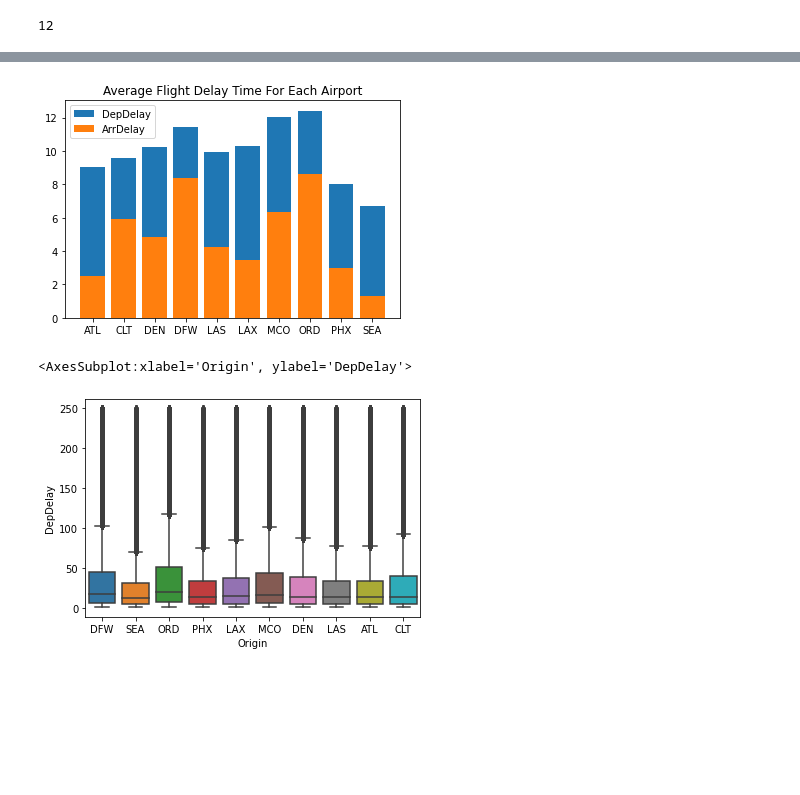
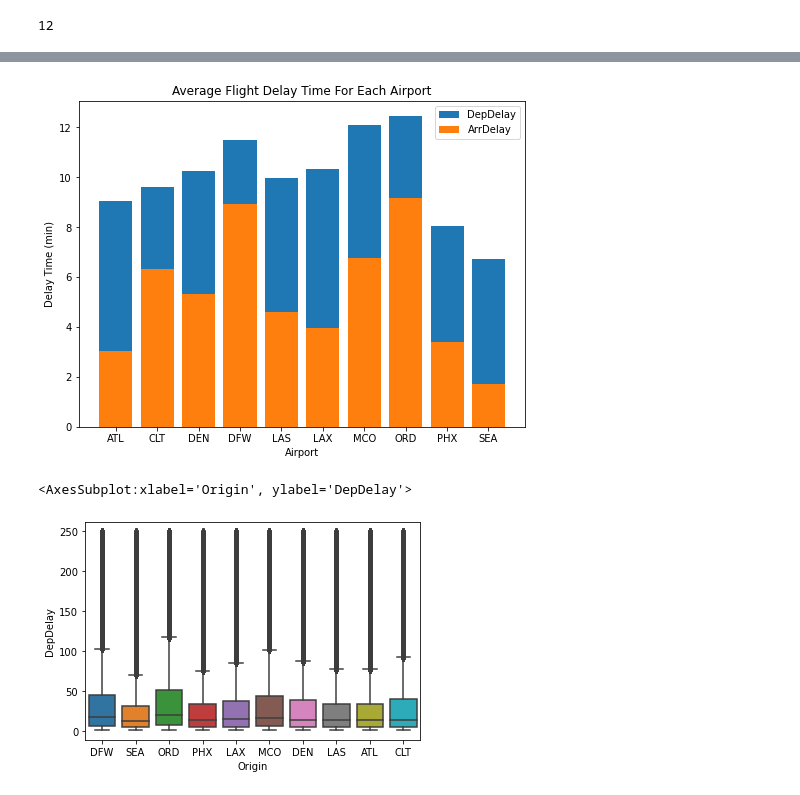
Before and after one commit to PPPSDavid/ORIE-4741-Project, a Jupyter notebook: eda.ipynb, the cells around one changed output, grey strips where cells are left out. Drawn from its saved outputs; the diff is of its cells as text; code cells hidden in the pictures; blank space fills up the shorter version.

```diff
--- a/eda.ipynb
+++ b/eda.ipynb
@@ -8,5 +9,5 @@ import seaborn as sns
 # %%
-df = pd.read_csv('2016_to_2020_flight_reduced_columns_with_weather_top_10.csv')
+df = pd.read_csv('2016_to_2020_flight_null_values.csv')
 df.head()
 # %% [output]
 |  | Unnamed: 0 | Year | Quarter | Month | DayofMonth | DayOfWeek | FlightDate | Reporting_Airline | ... |
@@ -34 +33,3 @@ Index(['Unnamed: 0', 'Year', 'Quarter', 'Month', 'DayofMonth', 'DayOfWeek',
       dtype='object')
+# %%
+df['is_late'] = df['ArrDelay'] > 0
@@ -283,4 +354,4 @@ df.Origin.hist()
 # %%
-df_airports = df.groupby(['Origin'])['DepDelay', 'ArrDelay'].mean()
+df_airports = df.groupby(['Origin'])['DepDelay', 'ArrDelay','is_late'].mean()
 df_airports
 # %% [output]
@@ -299,16 +380,19 @@ df_airports
 # %%
+plt.figure(figsize=(8, 6))
 plt.bar(df_airports.index,df_airports['DepDelay'],label='DepDelay')
 plt.bar(df_airports.index,df_airports['ArrDelay'],label='ArrDelay')
+plt.xlabel('Airport')
+plt.ylabel('Delay Time (min)')
 plt.title('Average Flight Delay Time For Each Airport')
 plt.legend()
 plt.show()
 # %% [output]
-[figure, old version]
+[figure, new version]
-# %%
-sns.boxplot(
-    data=shortDelay,
-    y="DepDelay", x="Origin"
-)
-# %% [output]
-<AxesSubplot:xlabel='Origin', ylabel='DepDelay'>
-[figure, removed]
+# %%
+sns.boxplot(
+    data=shortDelay,
+    y="DepDelay", x="Origin"
+)
+# %% [output]
+<AxesSubplot:xlabel='Origin', ylabel='DepDelay'>
+[figure, added]
```
Also changed, not shown: parts of 63 cells of this notebook.
